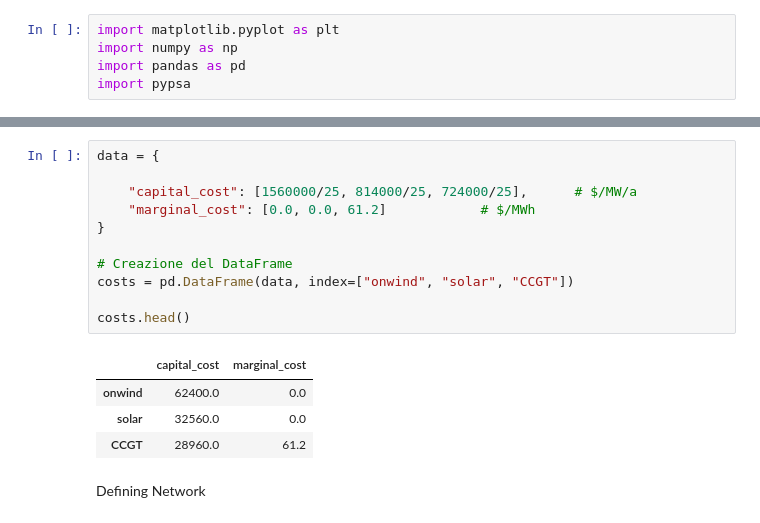
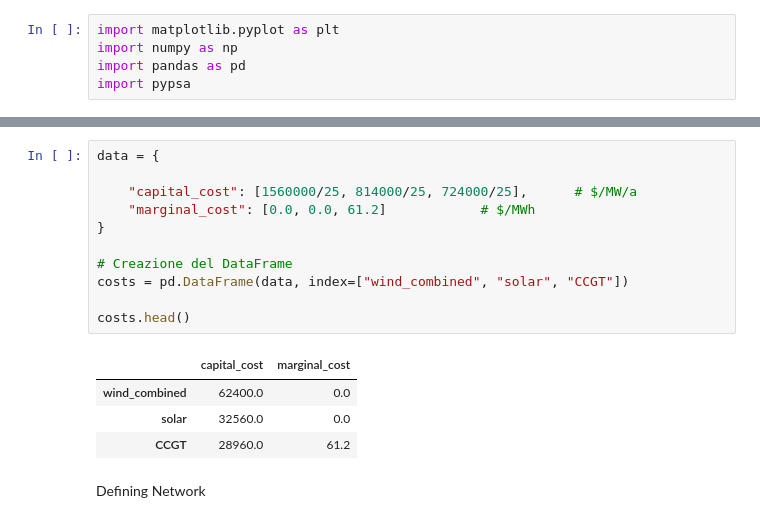
Before and after one commit to KenzoDTU/Integrated-Energy-Grids-A1G21, a Jupyter notebook: Part_1.ipynb, the cells around one changed output, grey strips where cells are left out. Cells and saved outputs as stored; diff of their text form.

```diff
--- a/Part_1.ipynb
+++ b/Part_1.ipynb
@@ -12,17 +20,17 @@ country = 'DNK'
 # %%
 data = {
 
     "capital_cost": [1560000/25, 814000/25, 724000/25],      # $/MW/a
     "marginal_cost": [0.0, 0.0, 61.2]            # $/MWh
 }
 
 # Creazione del DataFrame
-costs = pd.DataFrame(data, index=["onwind", "solar", "CCGT"])
+costs = pd.DataFrame(data, index=["wind_combined", "solar", "CCGT"])
 
 costs.head()
 # %% [output]
 |  | capital_cost | marginal_cost |
-| onwind | 62400.0 | 0.0 |
+| wind_combined | 62400.0 | 0.0 |
 | solar | 32560.0 | 0.0 |
 | CCGT | 28960.0 | 61.2 |
 # %% [markdown]
```
Also changed, not shown: parts of 18 cells of this notebook, 7 other files.
